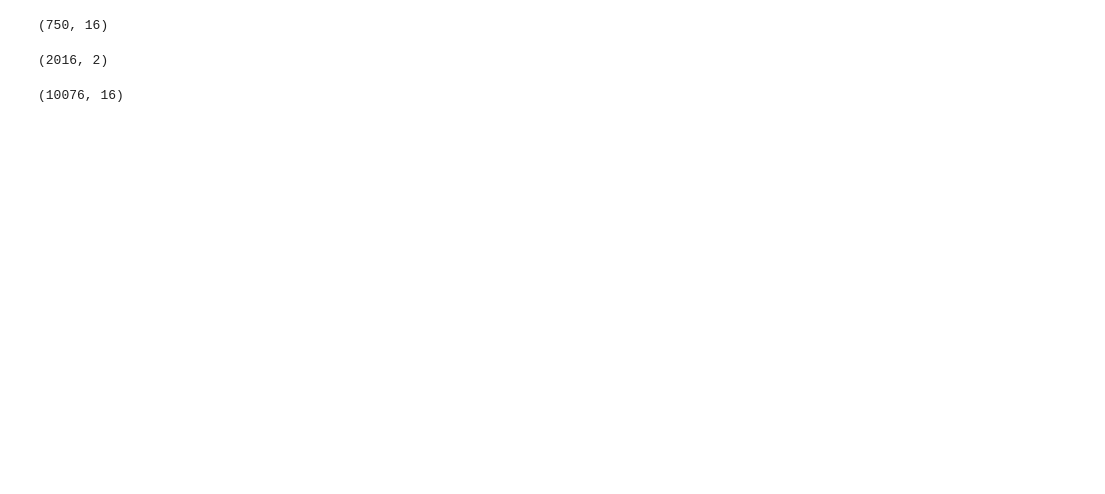
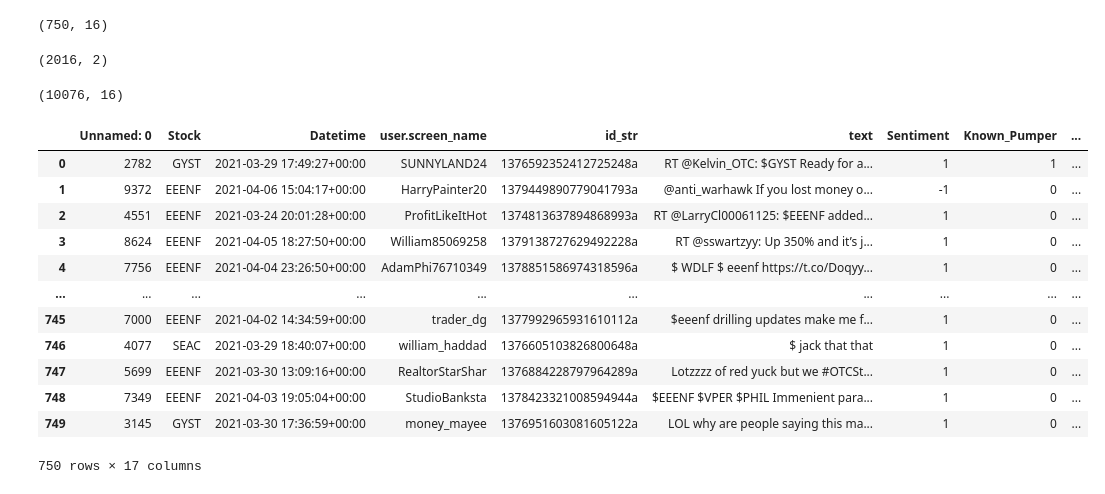
Before and after one commit to DominicCheongChengHung/DSA4263_StockTweets, a Jupyter notebook: New Approach/Creating_probabilistic_pumper.ipynb, the cells around one changed output. Saved outputs shown, nothing was run; the diff lists cells and outputs as text; code cells hidden in the pictures; blank space fills up the shorter version.

```diff
--- a/New Approach/Creating_probabilistic_pumper.ipynb
+++ b/New Approach/Creating_probabilistic_pumper.ipynb
@@ -996,3 +1060,22 @@ X_test.shape
 data.shape
 # %% [output]
 (10076, 16)
+# %%
+import pandas as pd
+flagged_tweets = pd.read_csv(r"../data/flagged_tweets.csv")
+# %%
+flagged_tweets
+# %% [output]
+|  | Unnamed: 0 | Stock | Datetime | user.screen_name | id_str | text | Sentiment | Known_Pumper | ... |
+| 0 | 2782 | GYST | 2021-03-29 17:49:27+00:00 | SUNNYLAND24 | 1376592352412725248a | RT @Kelvin_OTC: $GYST Ready for a... | 1 | 1 | ... |
+| 1 | 9372 | EEENF | 2021-04-06 15:04:17+00:00 | HarryPainter20 | 1379449890779041793a | @anti_warhawk If you lost money o... | -1 | 0 | ... |
+| 2 | 4551 | EEENF | 2021-03-24 20:01:28+00:00 | ProfitLikeItHot | 1374813637894868993a | RT @LarryCl00061125: $EEENF added... | 1 | 0 | ... |
+| 3 | 8624 | EEENF | 2021-04-05 18:27:50+00:00 | William85069258 | 1379138727629492228a | RT @sswartzyy: Up 350% and it’s j... | 1 | 0 | ... |
+| 4 | 7756 | EEENF | 2021-04-04 23:26:50+00:00 | AdamPhi76710349 | 1378851586974318596a | $ WDLF $ eeenf https://t.co/Doqyy... | 1 | 0 | ... |
+| ... | ... | ... | ... | ... | ... | ... | ... | ... | ... |
+| 745 | 7000 | EEENF | 2021-04-02 14:34:59+00:00 | trader_dg | 1377992965931610112a | $eeenf drilling updates make me f... | 1 | 0 | ... |
+| 746 | 4077 | SEAC | 2021-03-29 18:40:07+00:00 | william_haddad | 1376605103826800648a | $ jack that that | 1 | 0 | ... |
+| 747 | 5699 | EEENF | 2021-03-30 13:09:16+00:00 | RealtorStarShar | 1376884228797964289a | Lotzzzz of red yuck but we #OTCSt... | 1 | 0 | ... |
+| 748 | 7349 | EEENF | 2021-04-03 19:05:04+00:00 | StudioBanksta | 1378423321008594944a | $EEENF $VPER $PHIL Immenient para... | 1 | 0 | ... |
+| 749 | 3145 | GYST | 2021-03-30 17:36:59+00:00 | money_mayee | 1376951603081605122a | LOL why are people saying this ma... | 1 | 0 | ... |
+750 rows × 17 columns
```
Also changed, not shown: parts of 8 cells of this notebook, 2 other files.
